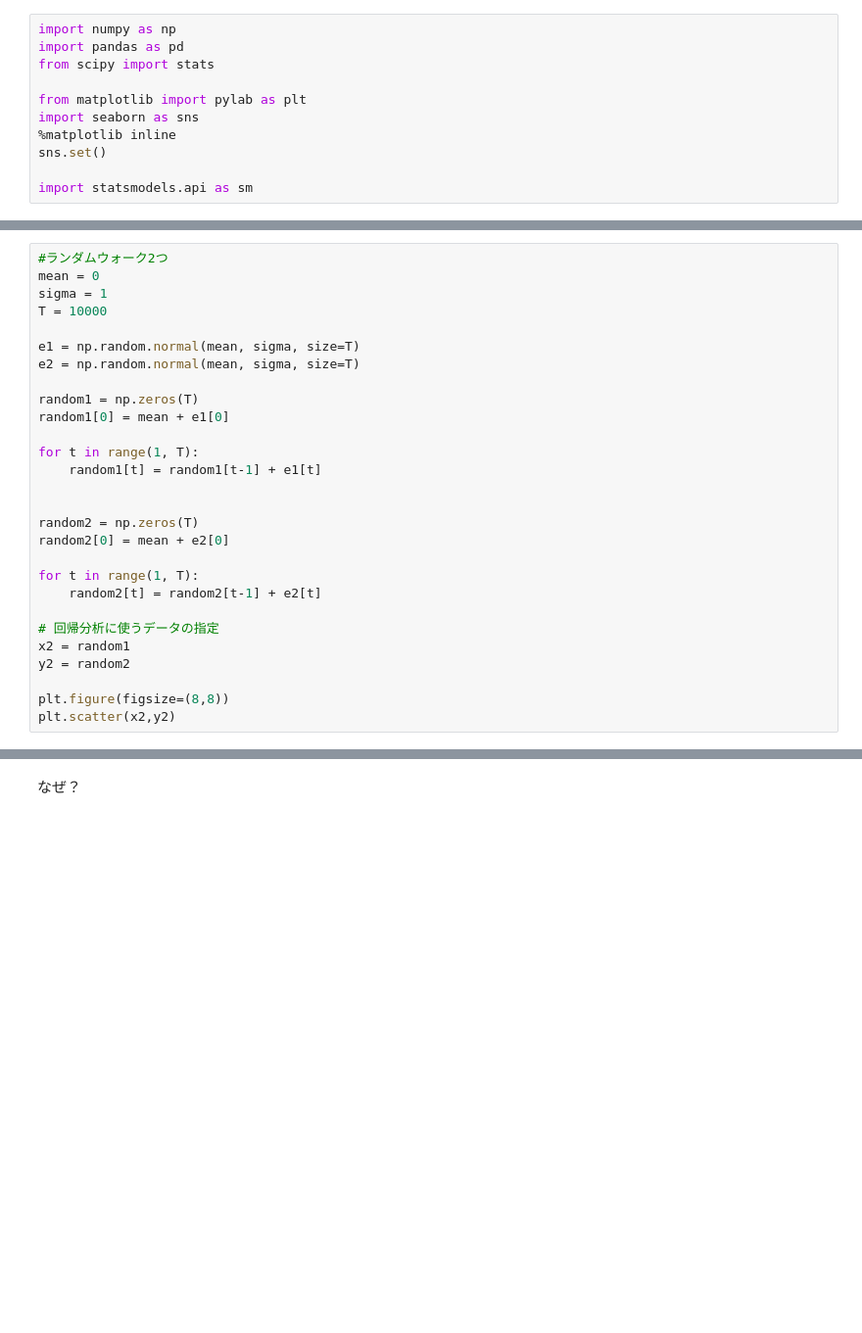
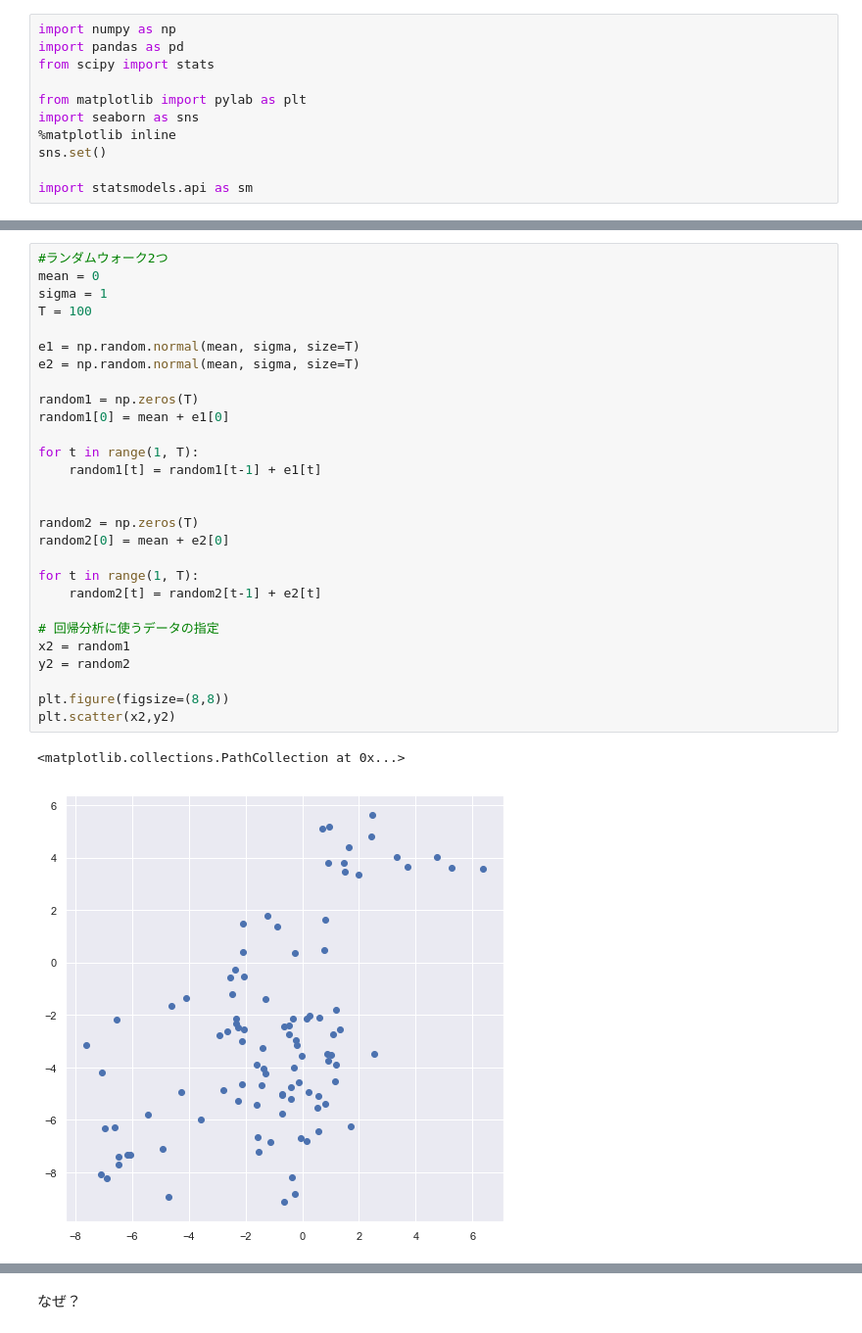
Before and after one commit to Ronmemo/Series_seminar, a Jupyter notebook: hands_on1/4.Regression?.ipynb, the cells around one changed output, grey strips where cells are left out. Shown at 98% size. Drawn from its saved outputs; the diff is of its cells as text; blank space fills up the shorter version.

```diff
--- a/hands_on1/4.Regression?.ipynb
+++ b/hands_on1/4.Regression?.ipynb
@@ -39,31 +65,34 @@ results.summary()
 # %%
 #ランダムウォーク2つ
 mean = 0
 sigma = 1
-T = 10000
+T = 100
 
 e1 = np.random.normal(mean, sigma, size=T)
 e2 = np.random.normal(mean, sigma, size=T)
 
 random1 = np.zeros(T)
 random1[0] = mean + e1[0]
 
 for t in range(1, T):
     random1[t] = random1[t-1] + e1[t]
 
 
 random2 = np.zeros(T)
 random2[0] = mean + e2[0]
 
 for t in range(1, T):
     random2[t] = random2[t-1] + e2[t]
 
 # 回帰分析に使うデータの指定
 x2 = random1
 y2 = random2
 
 plt.figure(figsize=(8,8))
 plt.scatter(x2,y2)
+# %% [output]
+<matplotlib.collections.PathCollection at 0x...>
+[figure, added]
 # %%
 plt.figure(figsize=(12,8))
 plt.plot(x2)
```
Also changed, not shown: parts of 8 cells of this notebook, 2 other files.
